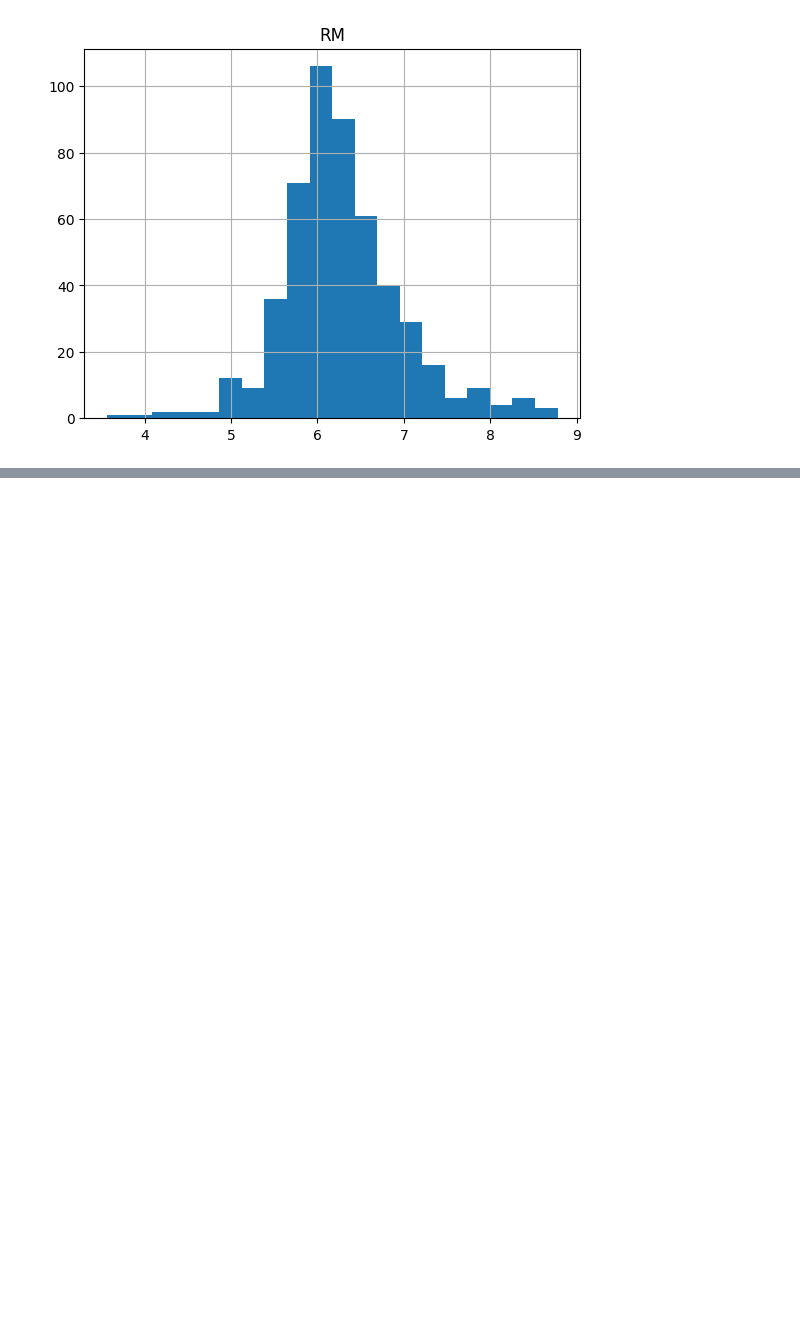
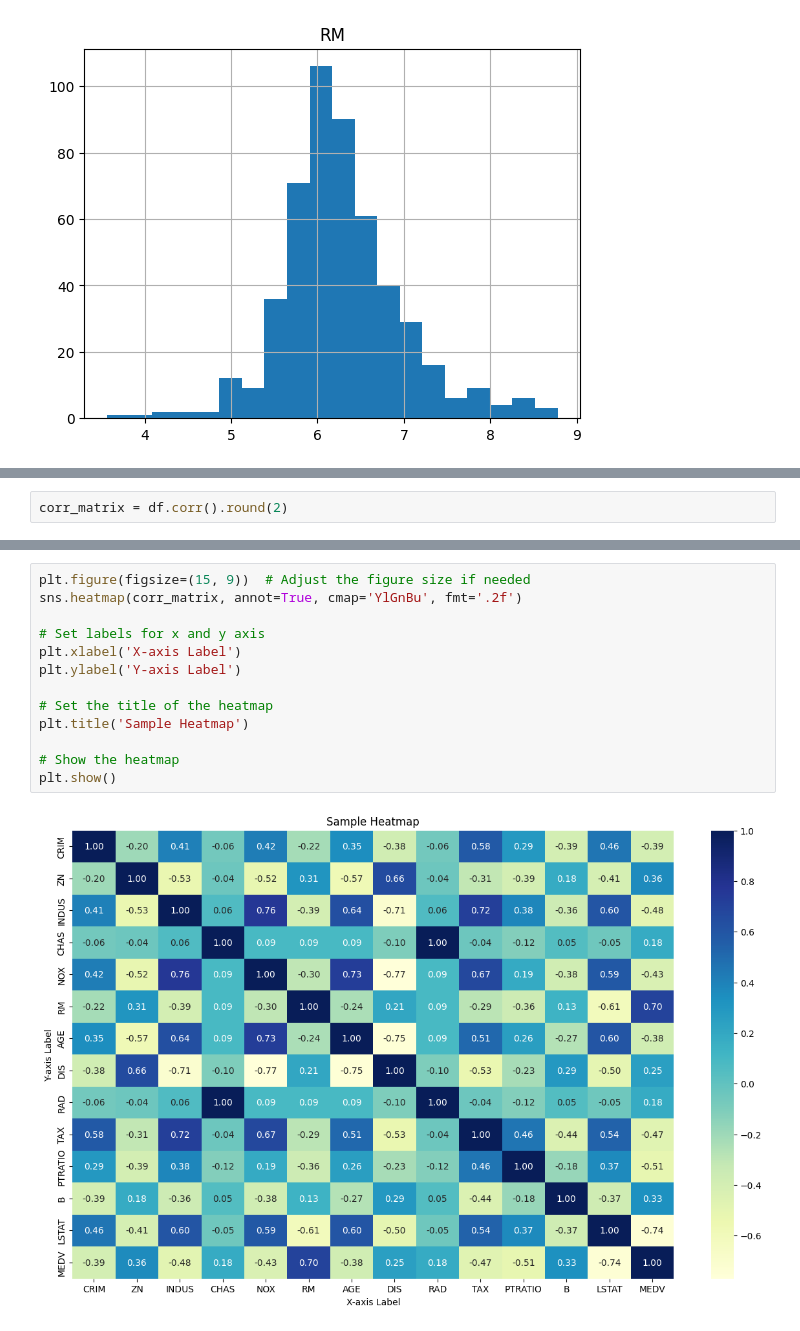
Before and after one commit to NishVish/Price-Prediction-Boston-Home-Price-, a Jupyter notebook: Price_Prediction_(Boston_Home_Price).ipynb, the cells around one changed output, grey strips where cells are left out. Cells and saved outputs as stored; diff of their text form; blank space fills up the shorter version.

```diff
--- a/Price_Prediction_(Boston_Home_Price).ipynb
+++ b/Price_Prediction_(Boston_Home_Price).ipynb
@@ -125,0 +157,2 @@ plt.show()
+# %%
+corr_matrix = df.corr().round(2)
@@ -125,0 +177,15 @@ plt.show()
+# %%
+plt.figure(figsize=(15, 9))  # Adjust the figure size if needed
+sns.heatmap(corr_matrix, annot=True, cmap='YlGnBu', fmt='.2f')
+
+# Set labels for x and y axis
+plt.xlabel('X-axis Label')
+plt.ylabel('Y-axis Label')
+
+# Set the title of the heatmap
+plt.title('Sample Heatmap')
+
+# Show the heatmap
+plt.show()
+# %% [output]
+[figure, added]
```
Also changed, not shown: parts of 29 cells of this notebook.
